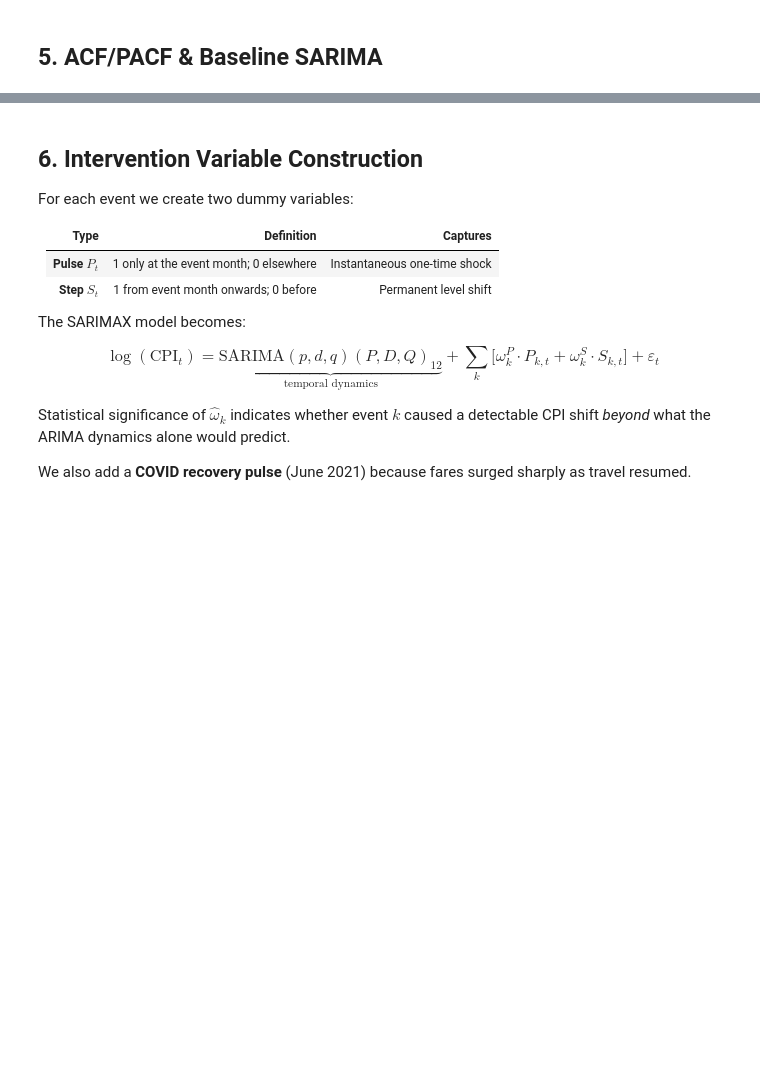
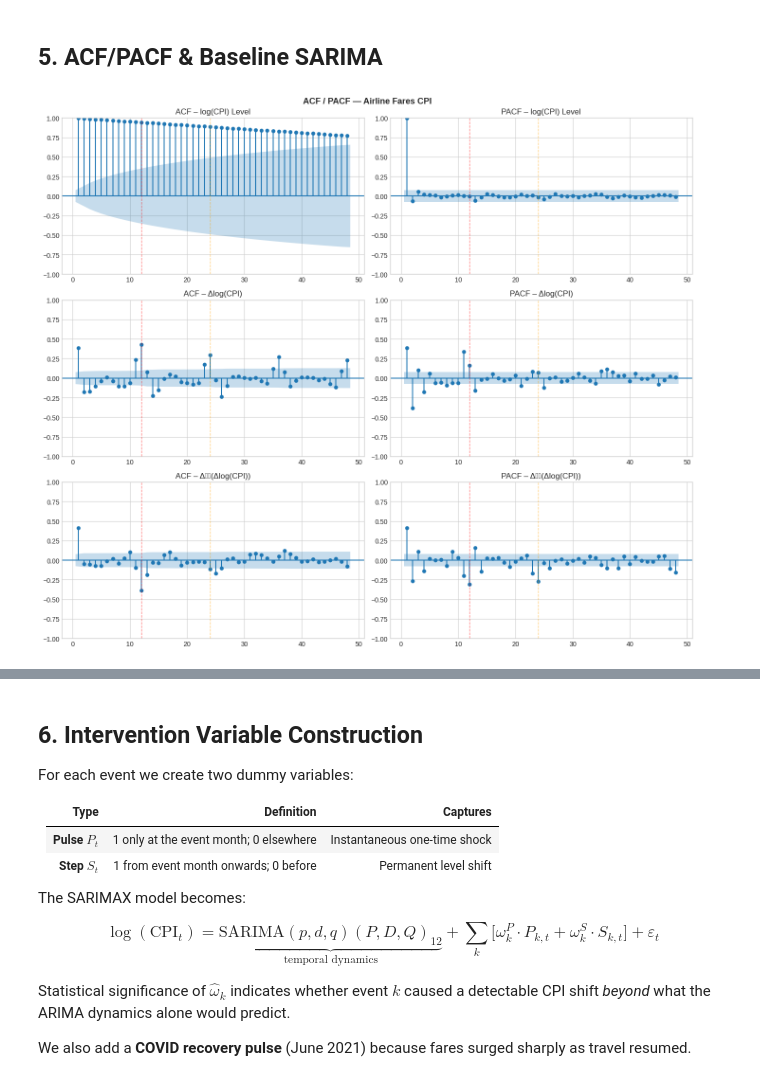
Before and after one commit to anuragkba2027-lab/SAAPM, a Jupyter notebook: univariate_project/airline_fares_cpi_analysis.ipynb, the cells around one changed output, grey strips where cells are left out. Cells and saved outputs as stored; diff of their text form; code cells hidden in the pictures; blank space fills up the shorter version.

```diff
--- a/univariate_project/airline_fares_cpi_analysis.ipynb
+++ b/univariate_project/airline_fares_cpi_analysis.ipynb
@@ -280,19 +395,23 @@ print('\n→ Series is I(1). All models will use d=1 (one regular difference).')
 ## 5. ACF/PACF & Baseline SARIMA
 # %%
 LAGS = 48
-fig, axes = plt.subplots(2, 2, figsize=(FIG_W, 8))
+fig, axes = plt.subplots(3, 2, figsize=(FIG_W, 12))
 
 plot_acf (log_cpi,   lags=LAGS, ax=axes[0,0], title='ACF – log(CPI) Level', zero=False)
 plot_pacf(log_cpi,   lags=LAGS, ax=axes[0,1], title='PACF – log(CPI) Level', zero=False)
 plot_acf (log_diff,  lags=LAGS, ax=axes[1,0], title='ACF – Δlog(CPI)',       zero=False)
 plot_pacf(log_diff,  lags=LAGS, ax=axes[1,1], title='PACF – Δlog(CPI)',      zero=False)
+plot_acf (diff_seasonal_diff, lags=LAGS, ax=axes[2,0], title='ACF – Δ₁₂(Δlog(CPI))',      zero=False)
+plot_pacf(diff_seasonal_diff, lags=LAGS, ax=axes[2,1], title='PACF – Δ₁₂(Δlog(CPI))',     zero=False)
 
 for ax in axes.flat:
     ax.axvline(12, color='red',    ls='--', lw=1, alpha=0.5)
     ax.axvline(24, color='orange', ls='--', lw=1, alpha=0.5)
 
 plt.suptitle('ACF / PACF — Airline Fares CPI', fontsize=13, fontweight='bold')
 plt.tight_layout()
 plt.savefig('fig_04_acf_pacf.png', dpi=150, bbox_inches='tight')
 plt.show()
+# %% [output]
+[figure, added]
 # %%
```
Also changed, not shown: parts of 31 cells of this notebook, 10 other files.
